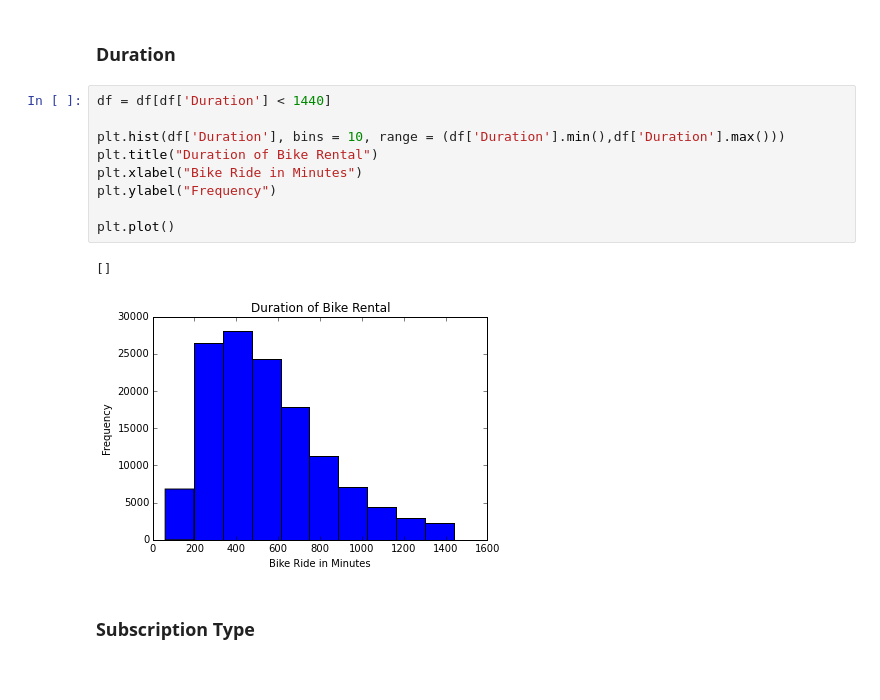
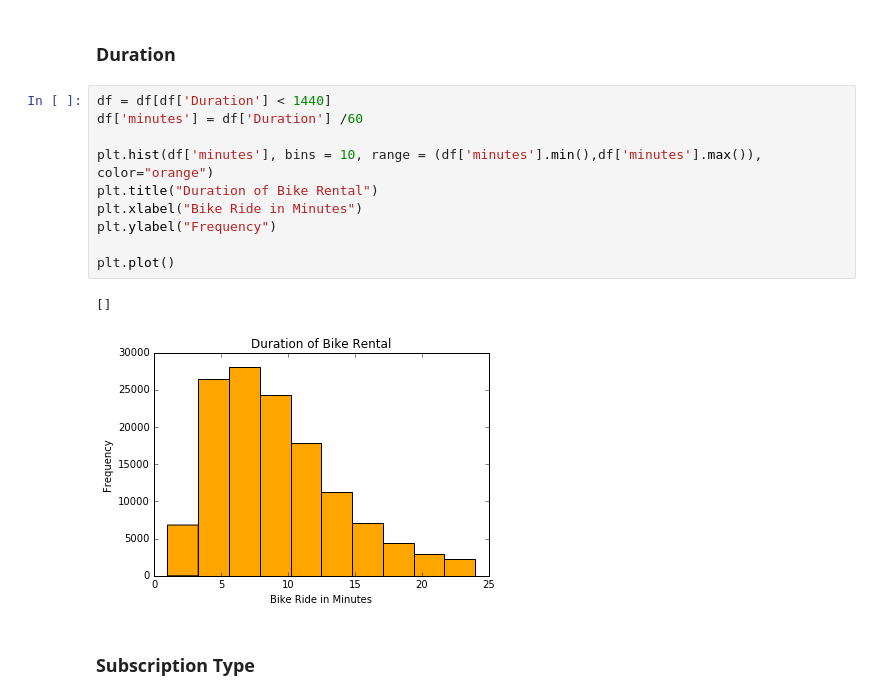
Before and after one commit to binnie869/Bicycle-Mania, a Jupyter notebook: Anubhav_Exploration2.ipynb, the cells around one changed output. Drawn from its saved outputs; the diff is of its cells as text.

```diff
--- a/Anubhav_Exploration2.ipynb
+++ b/Anubhav_Exploration2.ipynb
@@ -21,15 +59,16 @@ df.head()
 ### Duration
 # %%
 df = df[df['Duration'] < 1440]
+df['minutes'] = df['Duration'] /60
 
-plt.hist(df['Duration'], bins = 10, range = (df['Duration'].min(),df['Duration'].max()))
+plt.hist(df['minutes'], bins = 10, range = (df['minutes'].min(),df['minutes'].max()), color="orange")
 plt.title("Duration of Bike Rental")
 plt.xlabel("Bike Ride in Minutes")
 plt.ylabel("Frequency")
 
 plt.plot()
 # %% [output]
 []
-[figure, old version]
+[figure, new version]
 # %% [markdown]
 ### Subscription Type
```
Also changed, not shown: parts of 18 cells of this notebook, 2 other files.
